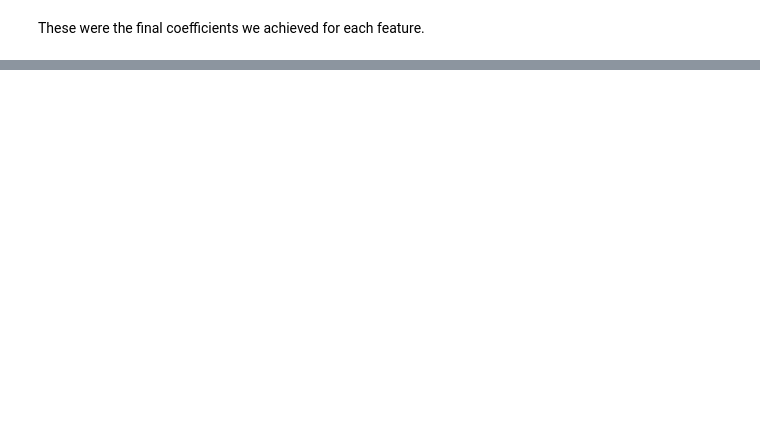
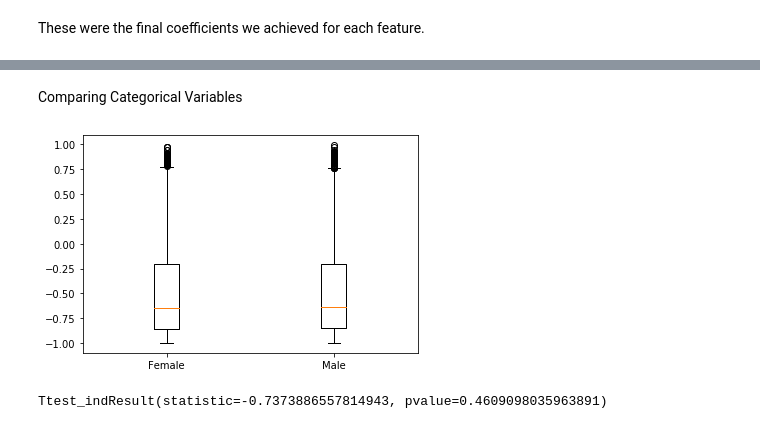
Before and after one commit to Faraaz-Beyabani/CPDP_Daring_Riddlers, a Jupyter notebook: checkpoint-5/src/checkpoint-5.ipynb, the cells around one changed output, grey strips where cells are left out. Cells and saved outputs as stored; diff of their text form; code cells hidden in the pictures; blank space fills up the shorter version.

```diff
--- a/checkpoint-5/src/checkpoint-5.ipynb
+++ b/checkpoint-5/src/checkpoint-5.ipynb
@@ -334,0 +341,2 @@ pd.DataFrame([round(c, 4) for c in reg.coef_], index = features)
+# %% [markdown]
+Comparing Categorical Variables
@@ -334,0 +345,19 @@ pd.DataFrame([round(c, 4) for c in reg.coef_], index = features)
+# %%
+cat = filtered_df.drop(columns=["Allegation ID", "Section Name", "Column Name", "Text Content"])
+cat = np.nan_to_num(cat.to_numpy())
+
+y = list(filtered_df['Text Content'])
+y = np.asarray([sid.polarity_scores(txt)['compound'] for txt in y])
+# %%
+sent_F = y[np.where(cat[:,2]=='F')]
+sent_M = y[np.where(cat[:,2]=='M')]
+# %%
+plt.boxplot([sent_F, sent_M], labels=['Female', 'Male'])
+plt.show()
+# %% [output]
+[figure, added]
+# %%
+# P value between male and female complaint sentiments
+ttest_ind(sent_F, sent_M)
+# %% [output]
+Ttest_indResult(statistic=-0.7373886557814943, pvalue=0.4609098035963891)
```
Also changed, not shown: parts of 14 cells of this notebook.
